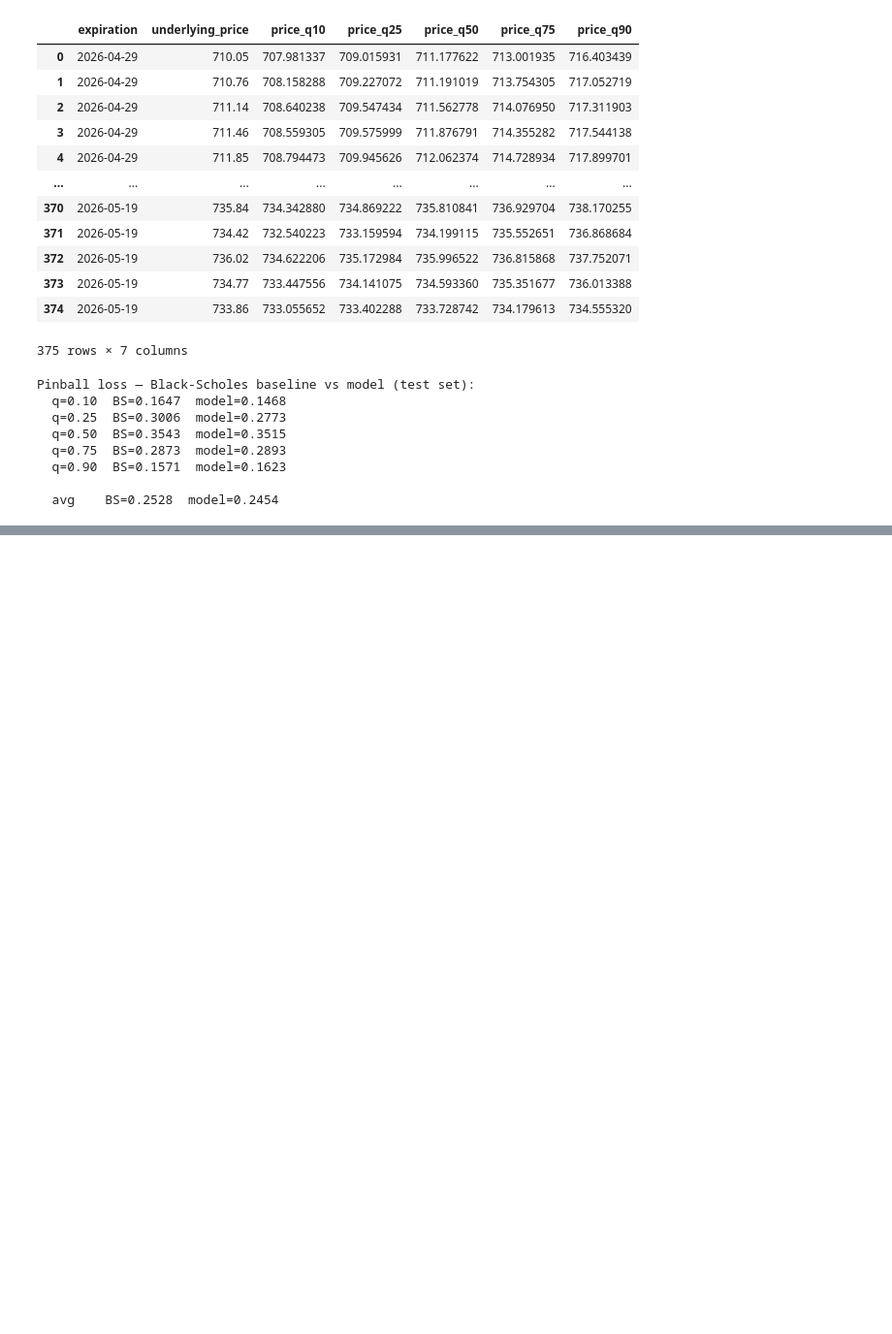
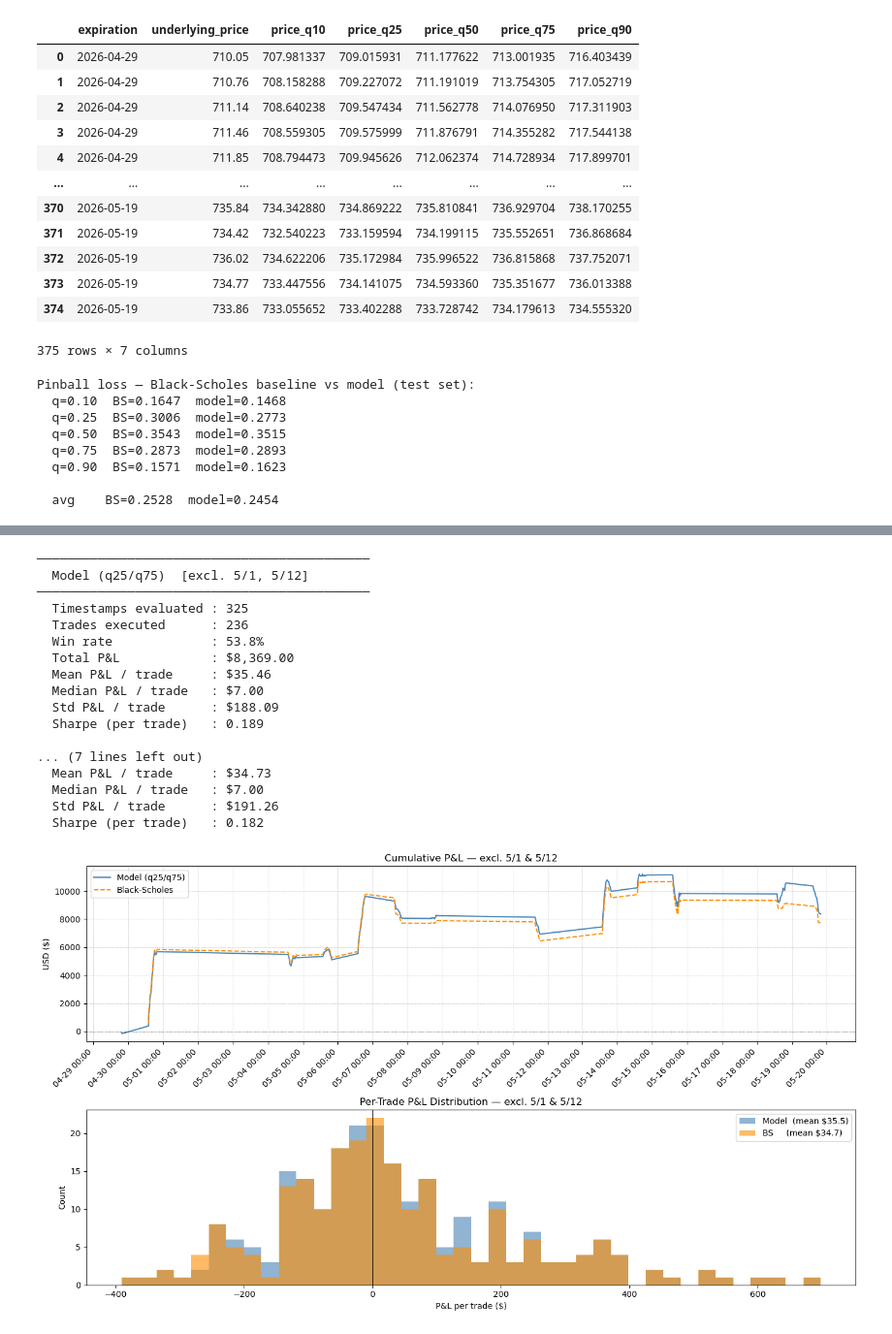
Before and after one commit to lezhou6/0dte-options-strategy, a Jupyter notebook: notebooks/10_train_v1.ipynb, the cells around one changed output, grey strips where cells are left out. Shown at 97% size. Drawn from its saved outputs; the diff is of its cells as text; code cells hidden in the pictures; blank space fills up the shorter version.

```diff
--- a/notebooks/10_train_v1.ipynb
+++ b/notebooks/10_train_v1.ipynb
@@ -278,0 +281,77 @@ Call ask available: 358, Put ask available: 374
+# %%
+# ── Simulation excluding 5/1 and 5/12 ───────────────────────────────────────
+from datetime import date
+
+EXCLUDE_DATES = {date(2026, 5, 1), date(2026, 5, 12)}
+res_f = res[~res['timestamp'].dt.date.isin(EXCLUDE_DATES)].copy()
+
+res_f['model_pnl'], res_f['model_traded'] = compute_pnl(res_f, 'model_signal')
+res_f['bs_pnl'],    res_f['bs_traded']    = compute_pnl(res_f, 'bs_signal')
+
+for label, pnl_col, traded_col in [
+    ('Model (q25/q75)', 'model_pnl', 'model_traded'),
+    ('Black-Scholes (d2)', 'bs_pnl', 'bs_traded'),
+]:
+    mask = res_f[traded_col]
+    pnl  = res_f.loc[mask, pnl_col]
+    print(f"\n{'─'*44}")
+    print(f"  {label}  [excl. 5/1, 5/12]")
+    print(f"{'─'*44}")
+    print(f"  Timestamps evaluated : {len(res_f)}")
+    print(f"  Trades executed      : {mask.sum()}")
+    print(f"  Win rate             : {(pnl > 0).mean():.1%}")
+    print(f"  Total P&L            : ${pnl.sum():,.2f}")
+    print(f"  Mean P&L / trade     : ${pnl.mean():,.2f}")
+    print(f"  Median P&L / trade   : ${pnl.median():,.2f}")
+    print(f"  Std P&L / trade      : ${pnl.std():,.2f}")
+    print(f"  Sharpe (per trade)   : {pnl.mean() / pnl.std():.3f}")
+
+fig, axes = plt.subplots(2, 1, figsize=(14, 8))
+
+model_traded_f = res_f[res_f['model_traded']]
+bs_traded_f    = res_f[res_f['bs_traded']]
+
+axes[0].plot(model_traded_f['timestamp'], model_traded_f['model_pnl'].cumsum(),
+             label='Model (q25/q75)', color='steelblue')
+axes[0].plot(bs_traded_f['timestamp'], bs_traded_f['bs_pnl'].cumsum(),
+             label='Black-Scholes', color='darkorange', linestyle='--')
+axes[0].axhline(0, color='k', linewidth=0.5, linestyle=':')
+axes[0].set_title('Cumulative P&L — excl. 5/1 & 5/12')
+axes[0].set_ylabel('USD ($)')
+axes[0].legend()
+axes[0].xaxis.set_major_formatter(mdates.DateFormatter('%m-%d %H:%M'))
+axes[0].xaxis.set_major_locator(mdates.DayLocator())
+axes[0].grid(True, which='major', linestyle='--', linewidth=0.5, alpha=0.7)
+plt.setp(axes[0].get_xticklabels(), rotation=45, ha='right')
+
+axes[1].hist(model_traded_f['model_pnl'].values, bins=40, alpha=0.6,
+             label=f'Model  (mean ${model_traded_f["model_pnl"].mean():.1f})', color='steelblue')
+axes[1].hist(bs_traded_f['bs_pnl'].values, bins=40, alpha=0.6,
+             label=f'BS     (mean ${bs_traded_f["bs_pnl"].mean():.1f})',        color='darkorange')
+axes[1].axvline(0, color='k', linewidth=0.8)
+axes[1].set_title('Per-Trade P&L Distribution — excl. 5/1 & 5/12')
+axes[1].set_xlabel('P&L per trade ($)')
+axes[1].set_ylabel('Count')
+axes[1].legend()
+
+plt.tight_layout()
+plt.show()
+# %% [output]
+────────────────────────────────────────────
+  Model (q25/q75)  [excl. 5/1, 5/12]
+────────────────────────────────────────────
+  Timestamps evaluated : 325
+  Trades executed      : 236
+  Win rate             : 53.8%
+  Total P&L            : $8,369.00
+  Mean P&L / trade     : $35.46
+  Median P&L / trade   : $7.00
+  Std P&L / trade      : $188.09
+  Sharpe (per trade)   : 0.189
+
+... (7 lines left out)
+  Mean P&L / trade     : $34.73
+  Median P&L / trade   : $7.00
+  Std P&L / trade      : $191.26
+  Sharpe (per trade)   : 0.182
+[figure, added]
```
Also changed, not shown: parts of 1 cell of this notebook.
